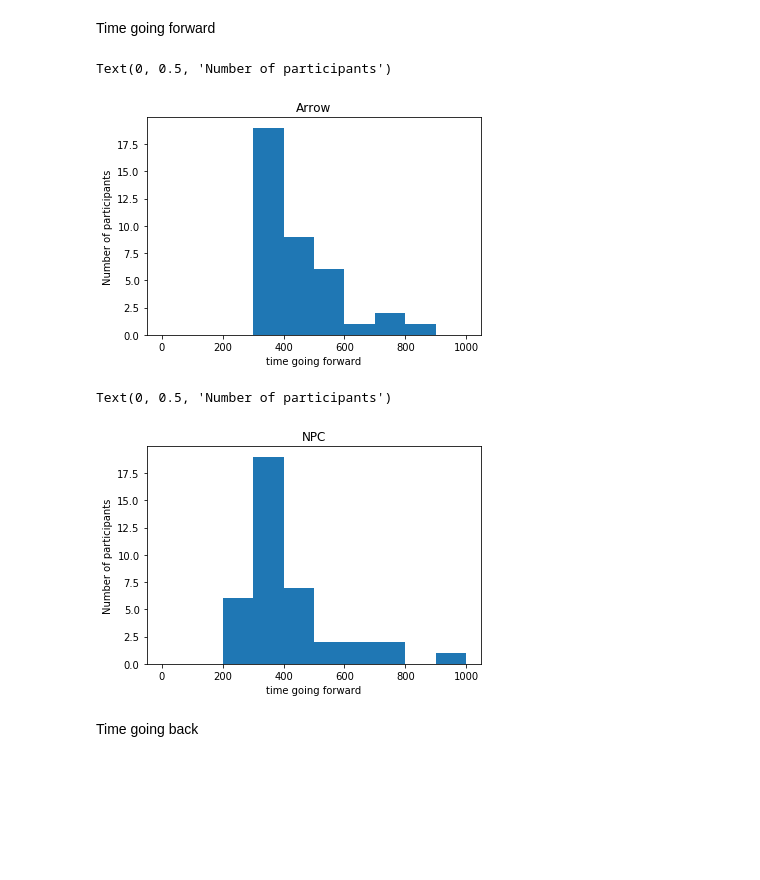
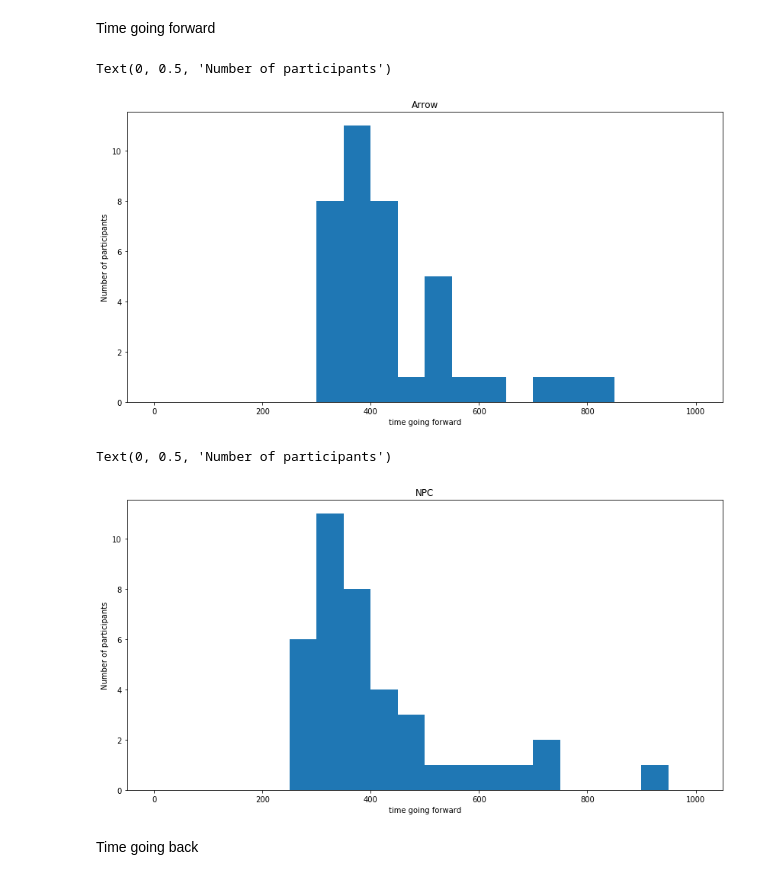
Before and after one commit to latedude2/P5-data-analysis, a Jupyter notebook: P5_result_analysis.ipynb, the cells around one changed output. Drawn from its saved outputs; the diff is of its cells as text; code cells hidden in the pictures; blank space fills up the shorter version.

```diff
--- a/P5_result_analysis.ipynb
+++ b/P5_result_analysis.ipynb
@@ -294,21 +264,23 @@ Text(0, 0.5, 'Number of participants')
 # %% [markdown]
 Time going forward
 # %%
-plt.hist(data.loc[data["condition"] == "Arrow", 'time going forward'], bins = 10, range = (0,1000))
+plt.figure(figsize=(14,7))
+plt.hist(data.loc[data["condition"] == "Arrow", 'time going forward'], bins = 20, range = (0,1000))
 plt.title("Arrow")
 plt.xlabel("time going forward")
 plt.ylabel("Number of participants")
 # %% [output]
 Text(0, 0.5, 'Number of participants')
-[figure, old version]
+[figure, new version]
 # %%
-plt.hist(data.loc[data["condition"] == "NPC", 'time going forward'], bins = 10, range = (0,1000))
+plt.figure(figsize=(14,7))
+plt.hist(data.loc[data["condition"] == "NPC", 'time going forward'], bins = 20, range = (0,1000))
 plt.title("NPC")
 plt.xlabel("time going forward")
 plt.ylabel("Number of participants")
 # %% [output]
 Text(0, 0.5, 'Number of participants')
-[figure, old version]
+[figure, new version]
 # %% [markdown]
 Time going back
 # %%
```
Also changed, not shown: parts of 25 cells of this notebook, 3 other files.
